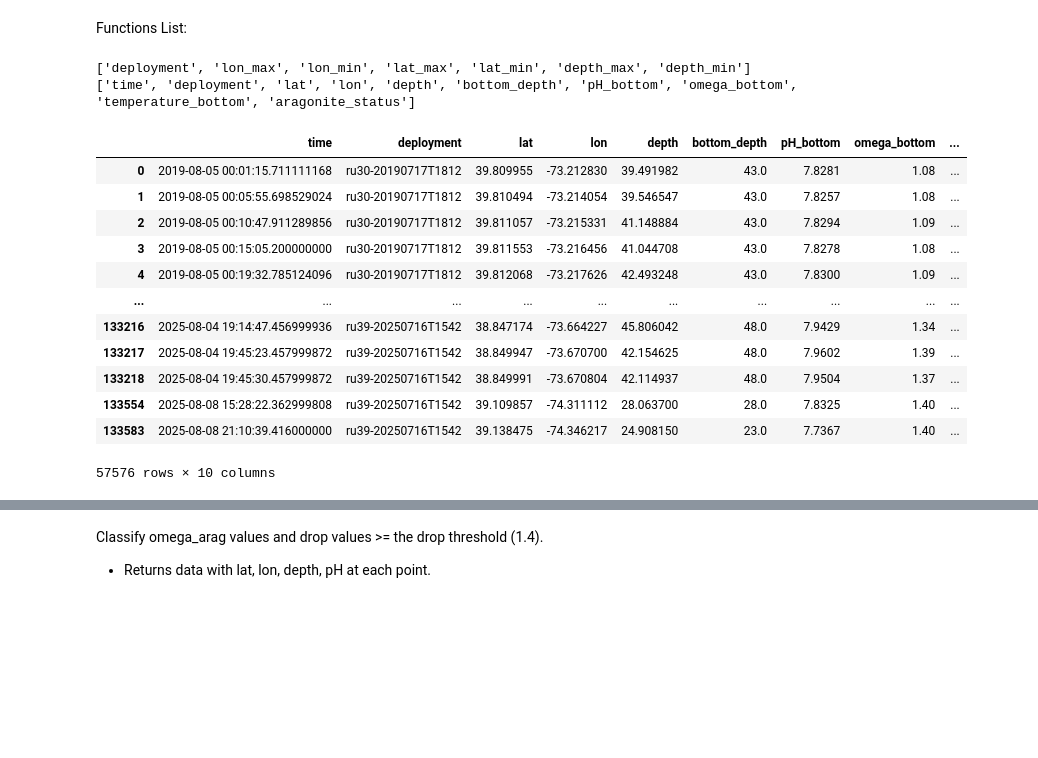
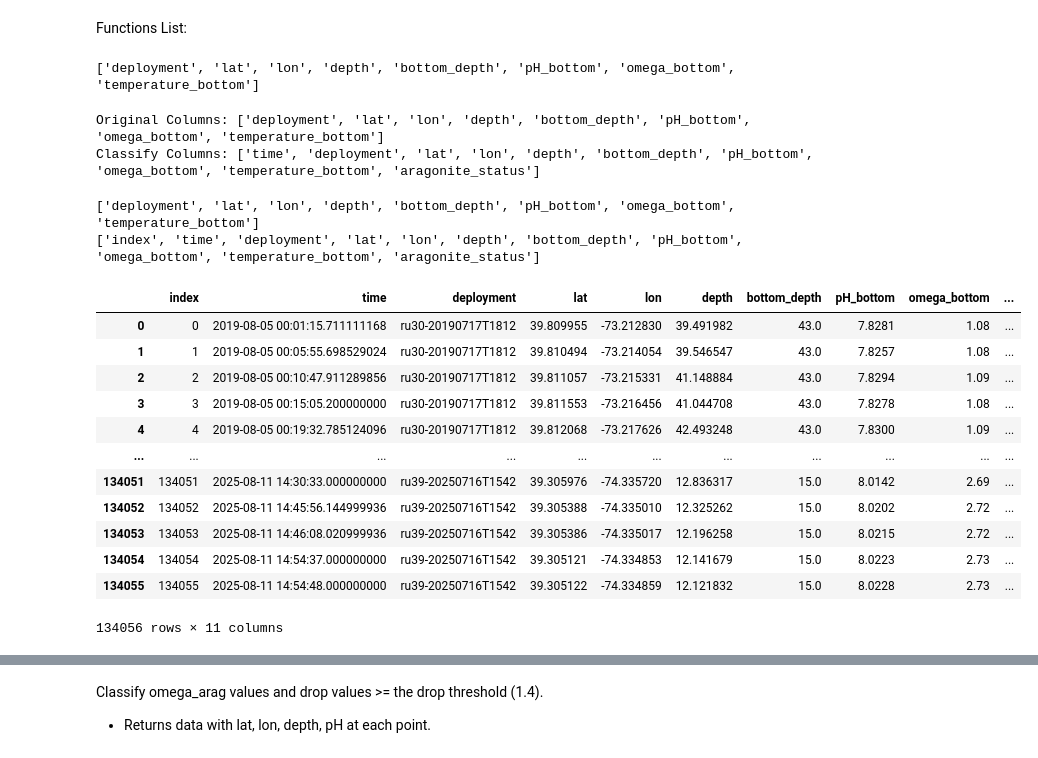
Before and after one commit to EGable1/MOM6-COBALT_2026, a Jupyter notebook: code/OA_data.ipynb, the cells around one changed output, grey strips where cells are left out. Drawn from its saved outputs; the diff is of its cells as text; code cells hidden in the pictures; blank space fills up the shorter version.

Commit message:
Made changes to OA data functions so that classifications were expanded past 1.4 omega arag, export now owrking to export the daily averages with lat and lon extents per day

```diff
--- a/code/OA_data.ipynb
+++ b/code/OA_data.ipynb
@@ -79,10 +81,3 @@ Steps for opening Glider Data or Buoy data
 
 
 Basically same for DO but switch out sat_aragewith mg/L O2, threshold is 2.31+-0.1
-# %%
-#Step 1: Open datset and convert to a dataframe
-ds=xr.open_dataset(root/ "data" / "Raw_Data" / "Gliders" / "glider_based_bottom_OA_data_2019_2025.nc")
-df=ds.to_dataframe()
-df
-#Check the names of the columns for function inputs
-print(df.columns.tolist())
@@ -158,29 +200,52 @@ def combine_df(df1, df2, join_key):
 def check_columns(df):
     df.reset_index()
     print(df.columns.to_list())
+# %%
+#Step 3: Open datset and convert to a dataframe
+dsg=xr.open_dataset(root/ "data" / "Raw_Data" / "Gliders" / "glider_based_bottom_OA_data_2019_2025.nc")
+dfg=dsg.to_dataframe()
+#Check the names of the columns for function inputs
+print(dfg.columns.tolist())
+# %% [output]
+['deployment', 'lat', 'lon', 'depth', 'bottom_depth', 'pH_bottom', 'omega_bottom', 'temperature_bottom']
+# %%
+# 4. Start fresh from the original xarray dataset and reset the index immediately
+dfg = dsg.to_dataframe()
+
+# Print to verify your columns are clean
+print("Original Columns:", dfg.columns.tolist())
+
+# 5. Classify aragonite
+dfgc = classify_arag(dfg, 'omega_bottom')
+print("Classify Columns:", dfgc.columns.tolist())
+# %% [output]
+Original Columns: ['deployment', 'lat', 'lon', 'depth', 'bottom_depth', 'pH_bottom', 'omega_bottom', 'temperature_bottom']
+Classify Columns: ['time', 'deployment', 'lat', 'lon', 'depth', 'bottom_depth', 'pH_bottom', 'omega_bottom', 'temperature_bottom', 'aragonite_status']
 # %%
+
+#make sure to always double check column names before running functions
+print(dfg.columns.tolist())
 #When performing the get_extent() function it is important to first reset the dataframe index becasue pandas often ignores time columns as an index
-df=df.reset_index()
-dfge=get_extent(df, 'deployment', 'lon', 'lat', 'depth')
-print(dfge.columns.tolist())
-df=classify_arag(df, 'omega_bottom')
-print(df.columns.tolist())
-df
+dfg=dfg.reset_index()
+
+dfgc=classify_arag(dfg, 'omega_bottom')
+print(dfgc.columns.tolist())
+dfgc
 # %% [output]
-['deployment', 'lon_max', 'lon_min', 'lat_max', 'lat_min', 'depth_max', 'depth_min']
-['time', 'deployment', 'lat', 'lon', 'depth', 'bottom_depth', 'pH_bottom', 'omega_bottom', 'temperature_bottom', 'aragonite_status']
+['deployment', 'lat', 'lon', 'depth', 'bottom_depth', 'pH_bottom', 'omega_bottom', 'temperature_bottom']
+['index', 'time', 'deployment', 'lat', 'lon', 'depth', 'bottom_depth', 'pH_bottom', 'omega_bottom', 'temperature_bottom', 'aragonite_status']
-|  | time | deployment | lat | lon | depth | bottom_depth | pH_bottom | omega_bottom | ... |
-| 0 | 2019-08-05 00:01:15.711111168 | ru30-20190717T1812 | 39.809955 | -73.212830 | 39.491982 | 43.0 | 7.8281 | 1.08 | ... |
-| 1 | 2019-08-05 00:05:55.698529024 | ru30-20190717T1812 | 39.810494 | -73.214054 | 39.546547 | 43.0 | 7.8257 | 1.08 | ... |
-| 2 | 2019-08-05 00:10:47.911289856 | ru30-20190717T1812 | 39.811057 | -73.215331 | 41.148884 | 43.0 | 7.8294 | 1.09 | ... |
-| 3 | 2019-08-05 00:15:05.200000000 | ru30-20190717T1812 | 39.811553 | -73.216456 | 41.044708 | 43.0 | 7.8278 | 1.08 | ... |
-| 4 | 2019-08-05 00:19:32.785124096 | ru30-20190717T1812 | 39.812068 | -73.217626 | 42.493248 | 43.0 | 7.8300 | 1.09 | ... |
-| ... | ... | ... | ... | ... | ... | ... | ... | ... | ... |
-| 133216 | 2025-08-04 19:14:47.456999936 | ru39-20250716T1542 | 38.847174 | -73.664227 | 45.806042 | 48.0 | 7.9429 | 1.34 | ... |
-| 133217 | 2025-08-04 19:45:23.457999872 | ru39-20250716T1542 | 38.849947 | -73.670700 | 42.154625 | 48.0 | 7.9602 | 1.39 | ... |
-| 133218 | 2025-08-04 19:45:30.457999872 | ru39-20250716T1542 | 38.849991 | -73.670804 | 42.114937 | 48.0 | 7.9504 | 1.37 | ... |
-| 133554 | 2025-08-08 15:28:22.362999808 | ru39-20250716T1542 | 39.109857 | -74.311112 | 28.063700 | 28.0 | 7.8325 | 1.40 | ... |
-| 133583 | 2025-08-08 21:10:39.416000000 | ru39-20250716T1542 | 39.138475 | -74.346217 | 24.908150 | 23.0 | 7.7367 | 1.40 | ... |
+|  | index | time | deployment | lat | lon | depth | bottom_depth | pH_bottom | omega_bottom | ... |
+| 0 | 0 | 2019-08-05 00:01:15.711111168 | ru30-20190717T1812 | 39.809955 | -73.212830 | 39.491982 | 43.0 | 7.8281 | 1.08 | ... |
+| 1 | 1 | 2019-08-05 00:05:55.698529024 | ru30-20190717T1812 | 39.810494 | -73.214054 | 39.546547 | 43.0 | 7.8257 | 1.08 | ... |
+| 2 | 2 | 2019-08-05 00:10:47.911289856 | ru30-20190717T1812 | 39.811057 | -73.215331 | 41.148884 | 43.0 | 7.8294 | 1.09 | ... |
+| 3 | 3 | 2019-08-05 00:15:05.200000000 | ru30-20190717T1812 | 39.811553 | -73.216456 | 41.044708 | 43.0 | 7.8278 | 1.08 | ... |
+| 4 | 4 | 2019-08-05 00:19:32.785124096 | ru30-20190717T1812 | 39.812068 | -73.217626 | 42.493248 | 43.0 | 7.8300 | 1.09 | ... |
+| ... | ... | ... | ... | ... | ... | ... | ... | ... | ... | ... |
+| 134051 | 134051 | 2025-08-11 14:30:33.000000000 | ru39-20250716T1542 | 39.305976 | -74.335720 | 12.836317 | 15.0 | 8.0142 | 2.69 | ... |
+| 134052 | 134052 | 2025-08-11 14:45:56.144999936 | ru39-20250716T1542 | 39.305388 | -74.335010 | 12.325262 | 15.0 | 8.0202 | 2.72 | ... |
+| 134053 | 134053 | 2025-08-11 14:46:08.020999936 | ru39-20250716T1542 | 39.305386 | -74.335017 | 12.196258 | 15.0 | 8.0215 | 2.72 | ... |
+| 134054 | 134054 | 2025-08-11 14:54:37.000000000 | ru39-20250716T1542 | 39.305121 | -74.334853 | 12.141679 | 15.0 | 8.0223 | 2.73 | ... |
+| 134055 | 134055 | 2025-08-11 14:54:48.000000000 | ru39-20250716T1542 | 39.305122 | -74.334859 | 12.121832 | 15.0 | 8.0228 | 2.73 | ... |
-57576 rows × 10 columns
+134056 rows × 11 columns
 # %%
 
```
Also changed, not shown: parts of 7 cells of this notebook, 1 other file.
